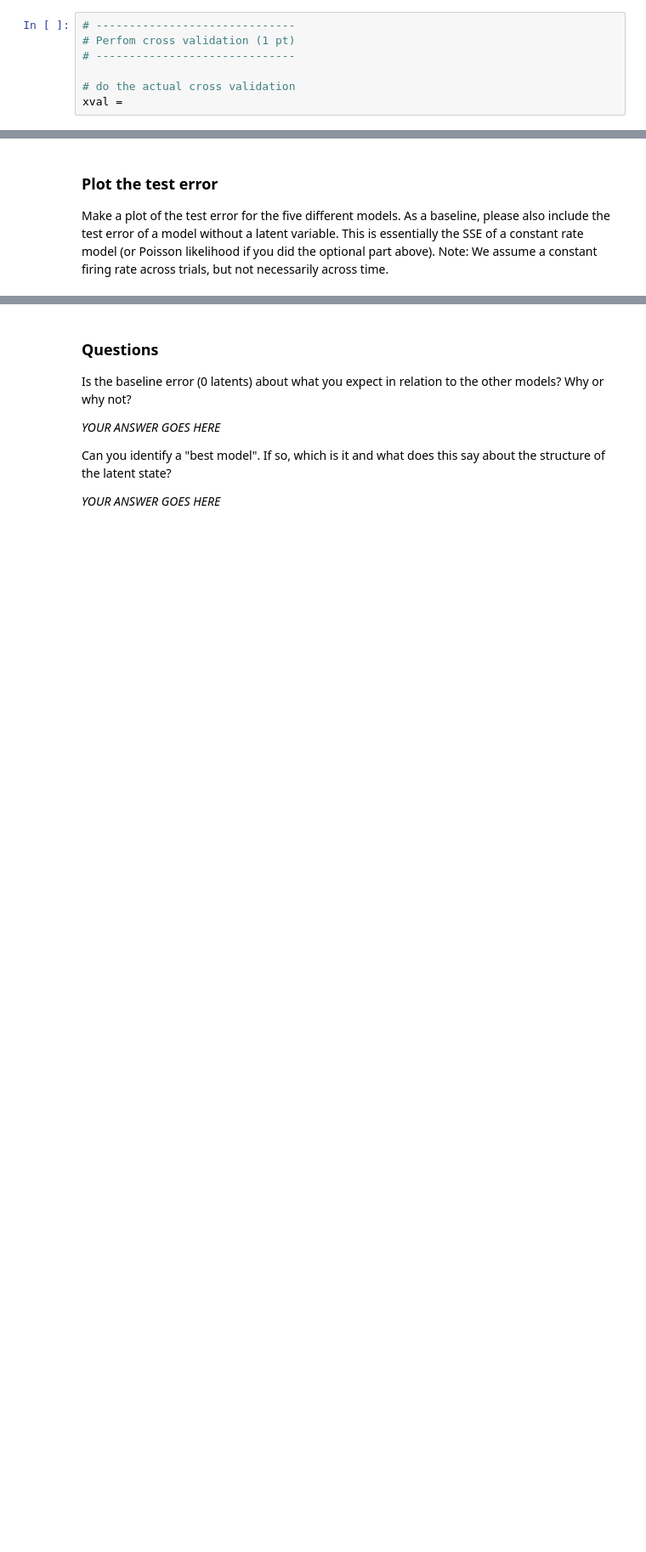
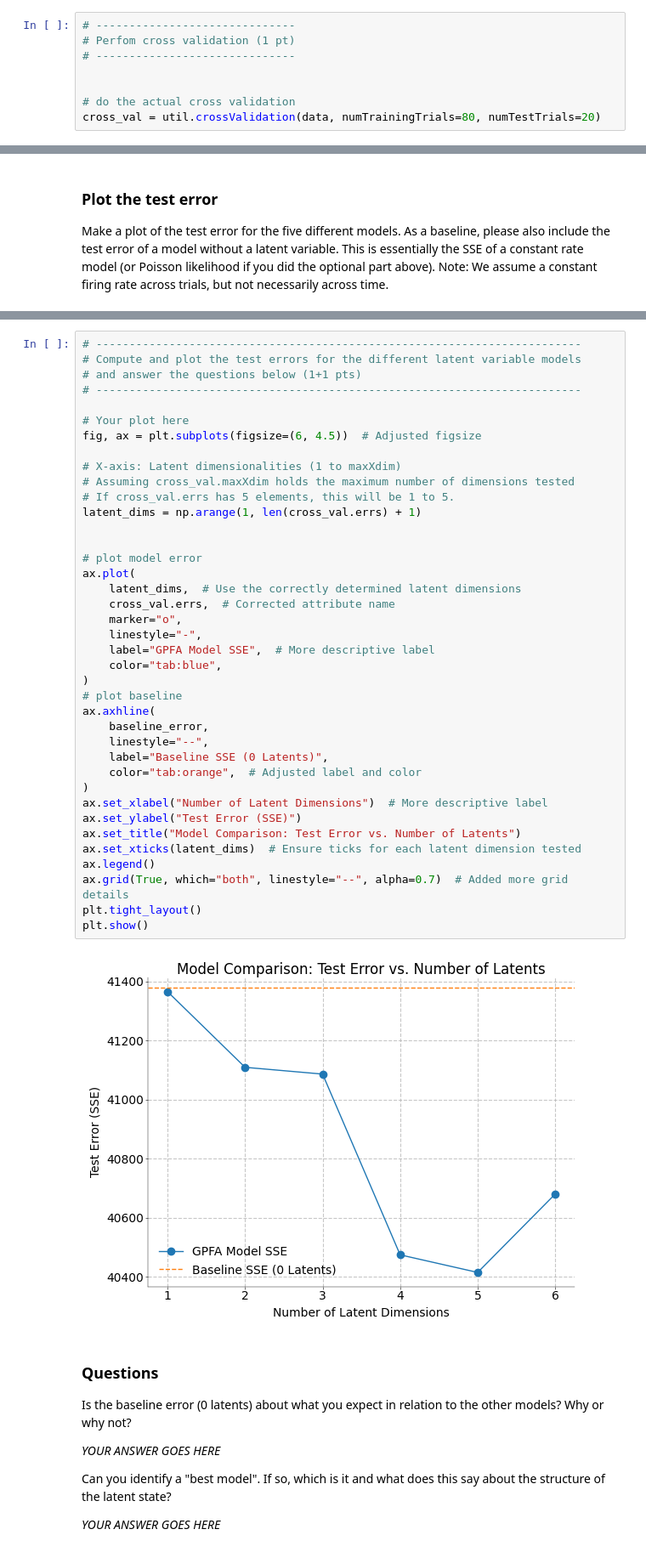
Before and after one commit to JuliusGrote/NDS_2025, a Jupyter notebook: notebooks/CodingLab6.ipynb, the cells around one changed output, grey strips where cells are left out. Shown at 85% size. Cells and saved outputs as stored; diff of their text form; blank space fills up the shorter version.

```diff
--- a/notebooks/CodingLab6.ipynb
+++ b/notebooks/CodingLab6.ipynb
@@ -249,5 +372,6 @@ $log(L) = l(\lambda_k; x_1, ..., x_N) = \ldots$
 # Perfom cross validation (1 pt)
 # ------------------------------
 
+
 # do the actual cross validation
-xval =
+cross_val = util.crossValidation(data, numTrainingTrials=80, numTestTrials=20)
@@ -281,3 +433,44 @@ ax.axhline(baseline_error, linestyle="--")
+# %%
+# -------------------------------------------------------------------------
+# Compute and plot the test errors for the different latent variable models
+# and answer the questions below (1+1 pts)
+# -------------------------------------------------------------------------
+
+# Your plot here
+fig, ax = plt.subplots(figsize=(6, 4.5))  # Adjusted figsize
+
+# X-axis: Latent dimensionalities (1 to maxXdim)
+# Assuming cross_val.maxXdim holds the maximum number of dimensions tested
+# If cross_val.errs has 5 elements, this will be 1 to 5.
+latent_dims = np.arange(1, len(cross_val.errs) + 1)
+
+
+# plot model error
+ax.plot(
+    latent_dims,  # Use the correctly determined latent dimensions
+    cross_val.errs,  # Corrected attribute name
+    marker="o",
+    linestyle="-",
+    label="GPFA Model SSE",  # More descriptive label
+    color="tab:blue",
+)
+# plot baseline
+ax.axhline(
+    baseline_error,
+    linestyle="--",
+    label="Baseline SSE (0 Latents)",
+    color="tab:orange",  # Adjusted label and color
+)
+ax.set_xlabel("Number of Latent Dimensions")  # More descriptive label
+ax.set_ylabel("Test Error (SSE)")
+ax.set_title("Model Comparison: Test Error vs. Number of Latents")
+ax.set_xticks(latent_dims)  # Ensure ticks for each latent dimension tested
+ax.legend()
+ax.grid(True, which="both", linestyle="--", alpha=0.7)  # Added more grid details
+plt.tight_layout()
+plt.show()
+# %% [output]
+[figure, added]
 # %% [markdown]
 ### Questions
 
```
Also changed, not shown: parts of 11 cells of this notebook.
